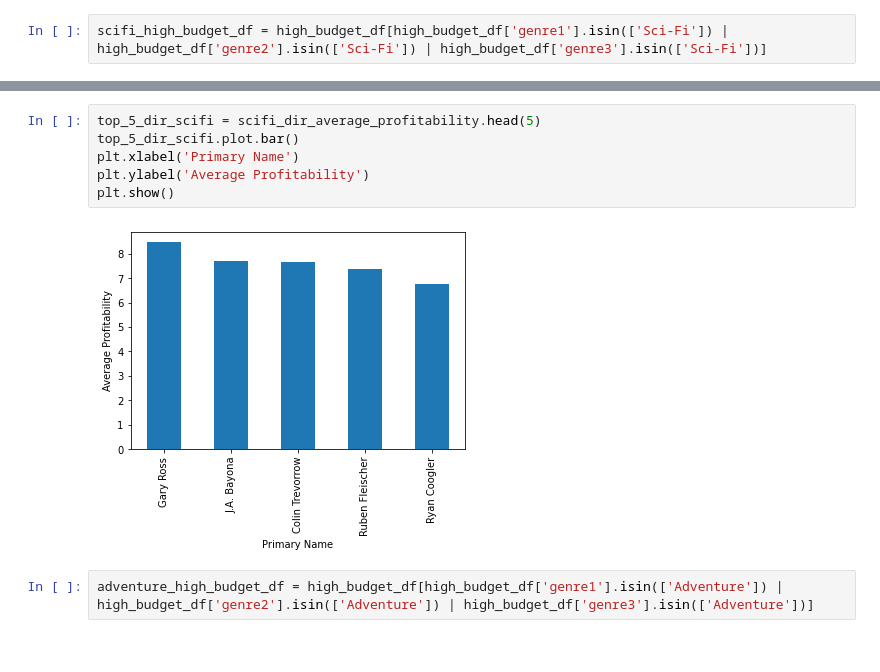
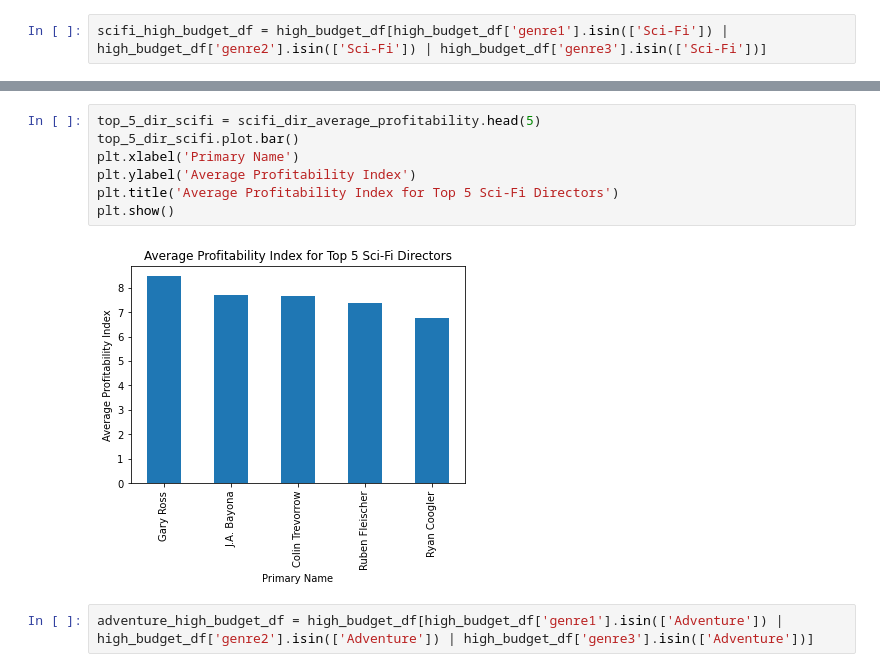
Before and after one commit to jbenasuli/Movie-Box-Office-Analysis, a Jupyter notebook: dsc-phase1-project-template.ipynb, the cells around one changed output, grey strips where cells are left out. Cells and saved outputs as stored; diff of their text form.

```diff
--- a/dsc-phase1-project-template.ipynb
+++ b/dsc-phase1-project-template.ipynb
@@ -497,11 +525,12 @@ Name: profitability_index, dtype: float64
 # %%
 top_5_dir_scifi = scifi_dir_average_profitability.head(5)
 top_5_dir_scifi.plot.bar()
 plt.xlabel('Primary Name')
-plt.ylabel('Average Profitability')
+plt.ylabel('Average Profitability Index')
+plt.title('Average Profitability Index for Top 5 Sci-Fi Directors')
 plt.show()
 # %% [output]
-[figure, old version]
+[figure, new version]
 # %%
 adventure_high_budget_df = high_budget_df[high_budget_df['genre1'].isin(['Adventure']) | high_budget_df['genre2'].isin(['Adventure']) | high_budget_df['genre3'].isin(['Adventure'])]
 # %%
```
Also changed, not shown: parts of 20 cells of this notebook.
